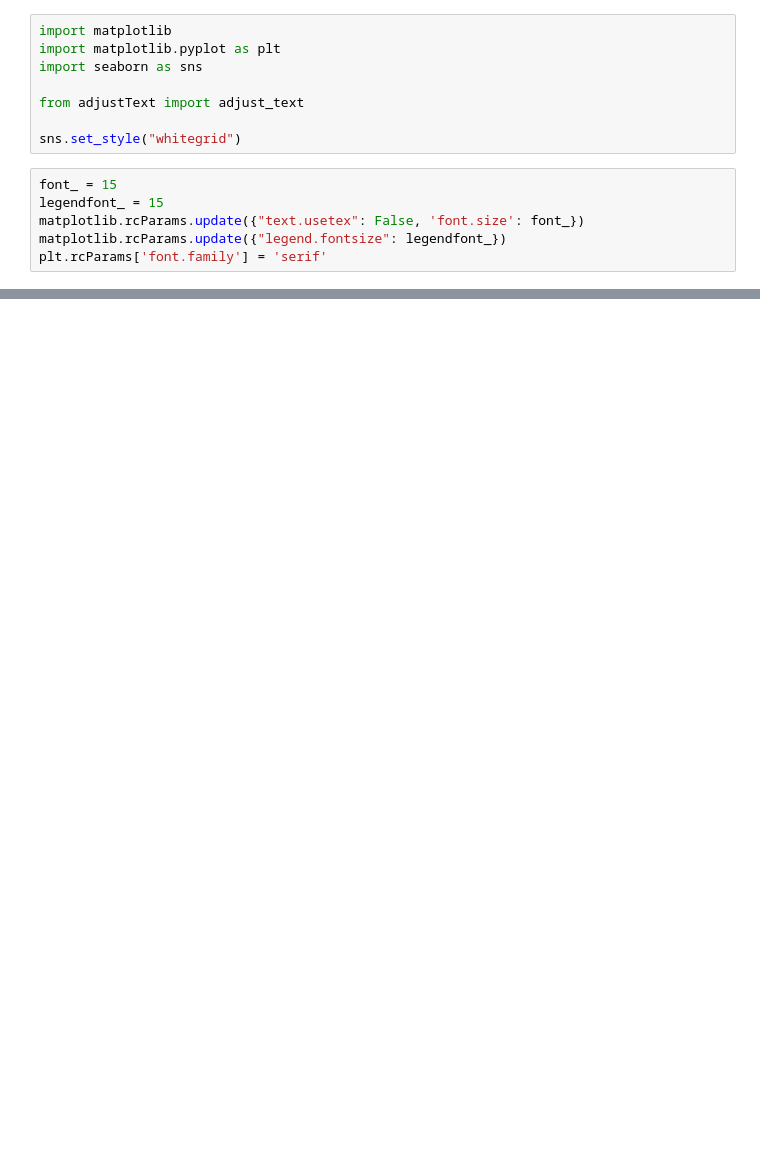
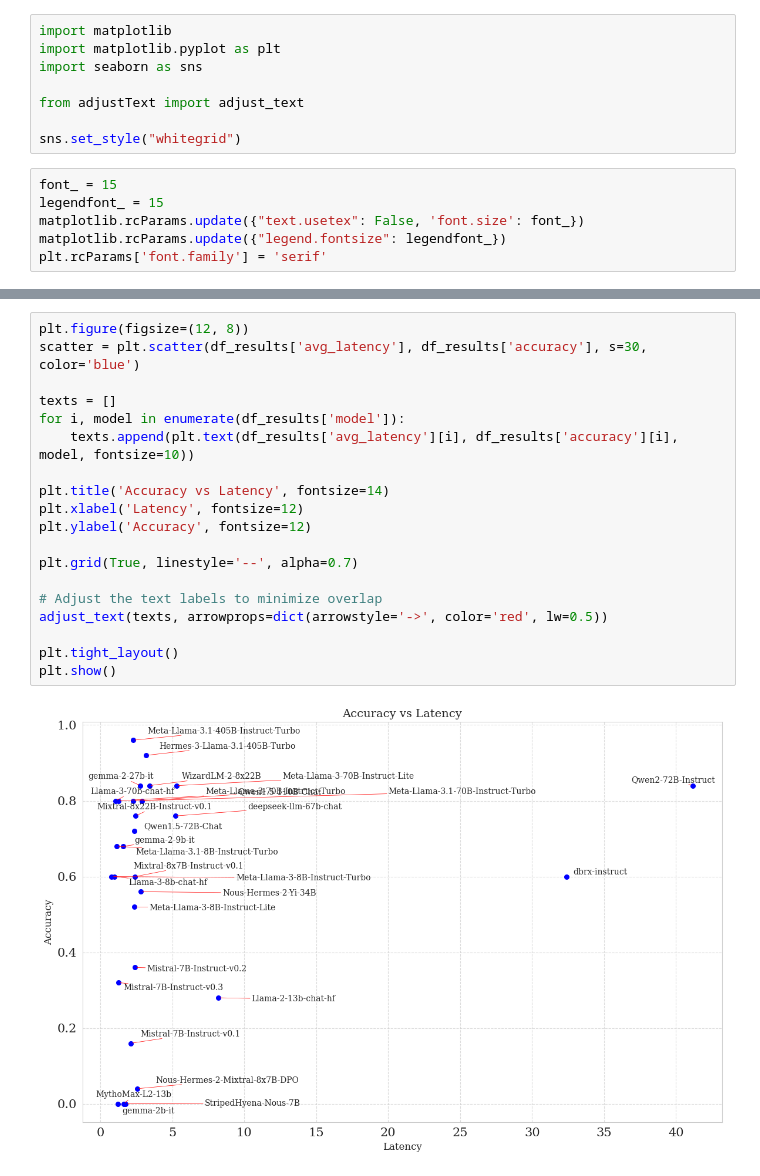
Before and after one commit to stevenkolawole/Agreement-Based-Cascading, a Jupyter notebook: run.ipynb, the cells around one changed output, grey strips where cells are left out. Saved outputs shown, nothing was run; the diff lists cells and outputs as text; blank space fills up the shorter version.

```diff
--- a/run.ipynb
+++ b/run.ipynb
@@ -357,0 +354,21 @@ plt.show()
+# %%
+plt.figure(figsize=(12, 8))
+scatter = plt.scatter(df_results['avg_latency'], df_results['accuracy'], s=30, color='blue')
+
+texts = []
+for i, model in enumerate(df_results['model']):
+    texts.append(plt.text(df_results['avg_latency'][i], df_results['accuracy'][i], model, fontsize=10))
+
+plt.title('Accuracy vs Latency', fontsize=14)
+plt.xlabel('Latency', fontsize=12)
+plt.ylabel('Accuracy', fontsize=12)
+
+plt.grid(True, linestyle='--', alpha=0.7)
+
+# Adjust the text labels to minimize overlap
+adjust_text(texts, arrowprops=dict(arrowstyle='->', color='red', lw=0.5))
+
+plt.tight_layout()
+plt.show()
+# %% [output]
+[figure, added]
```
Also changed, not shown: parts of 32 cells of this notebook, 7 other files.
